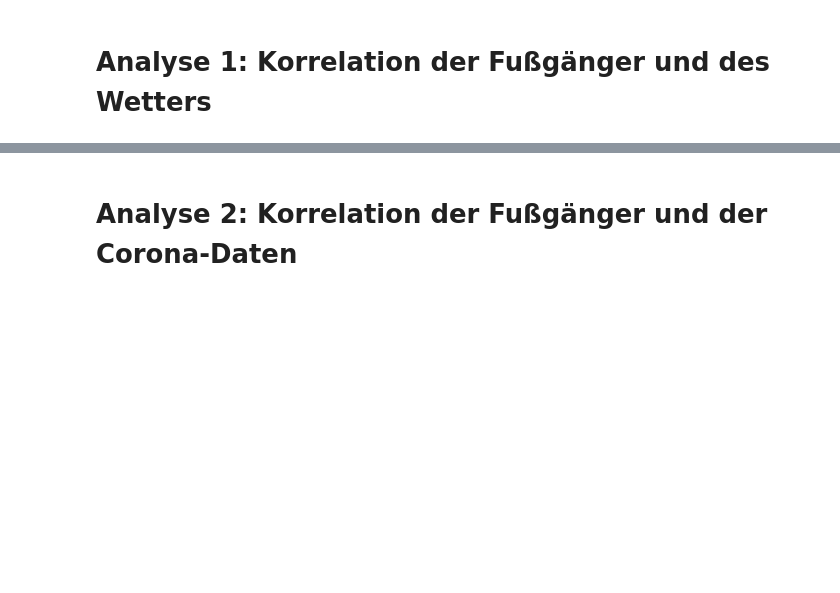
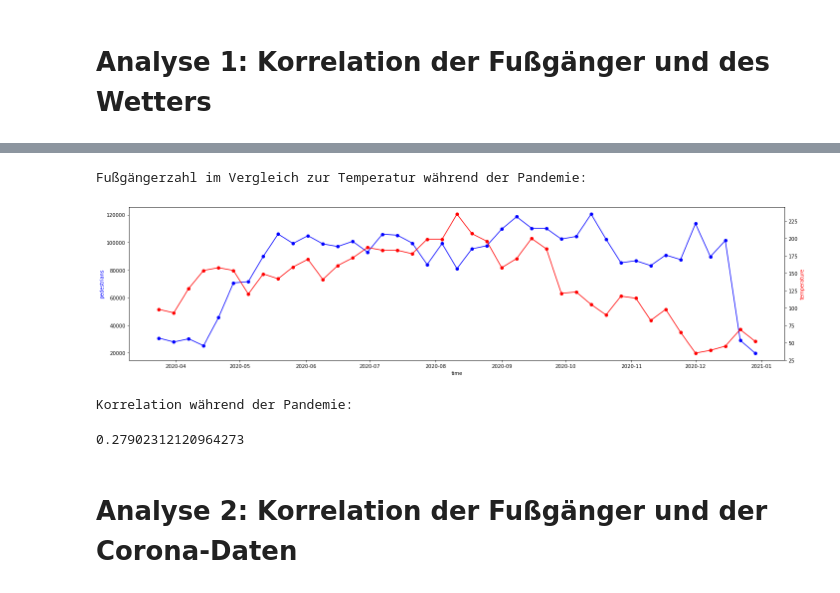
Before and after one commit to insabelter/Big_Data_Project, a Jupyter notebook: Python Notebooks/Analyse und Visualisierung.ipynb, the cells around one changed output, grey strips where cells are left out. Drawn from its saved outputs; the diff is of its cells as text; code cells hidden in the pictures; blank space fills up the shorter version.

```diff
--- a/Python Notebooks/Analyse und Visualisierung.ipynb
+++ b/Python Notebooks/Analyse und Visualisierung.ipynb
@@ -33,3 +276,25 @@ Vergleicht man stattdessen zufällige Listen, dann gehen die Korrelationswerte g
+# %%
+start_date = dt.date(2020,3,20)
+
+pre_weekly_date_to_temp = {}
+dur_weekly_date_to_temp = {}
+for date in weekly_date_to_temp:
+    if date >= start_date:
+        dur_weekly_date_to_temp[date] = weekly_date_to_temp[date]
+    else:
+        pre_weekly_date_to_temp[date] = weekly_date_to_temp[date]
+# %%
+print("Fußgängerzahl im Vergleich zur Temperatur während der Pandemie:")
+plottimeframe_weather(dur_weekly_date_to_temp)
+# %% [output]
+Fußgängerzahl im Vergleich zur Temperatur während der Pandemie:
+[figure, added]
+# %%
+print("Korrelation während der Pandemie:")
+correlation(dur_weekly_date_to_temp)
+# %% [output]
+Korrelation während der Pandemie:
+0.27902312120964273
 # %% [markdown]
 # Analyse 2: Korrelation der Fußgänger und der Corona-Daten
 # %% [markdown]
```
Also changed, not shown: parts of 40 cells of this notebook, 1 other file.
